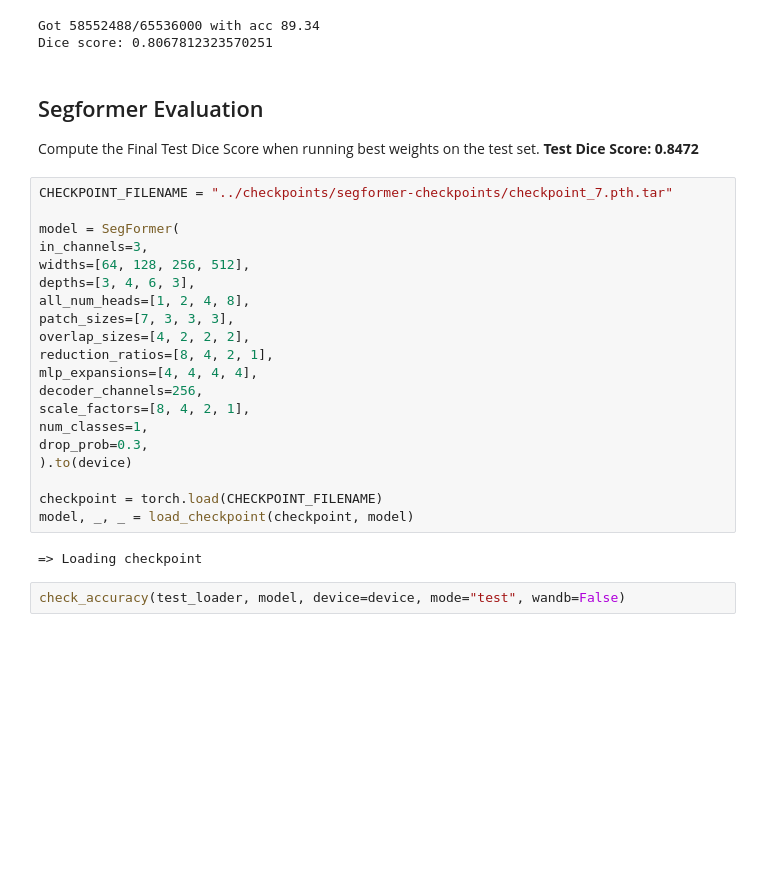
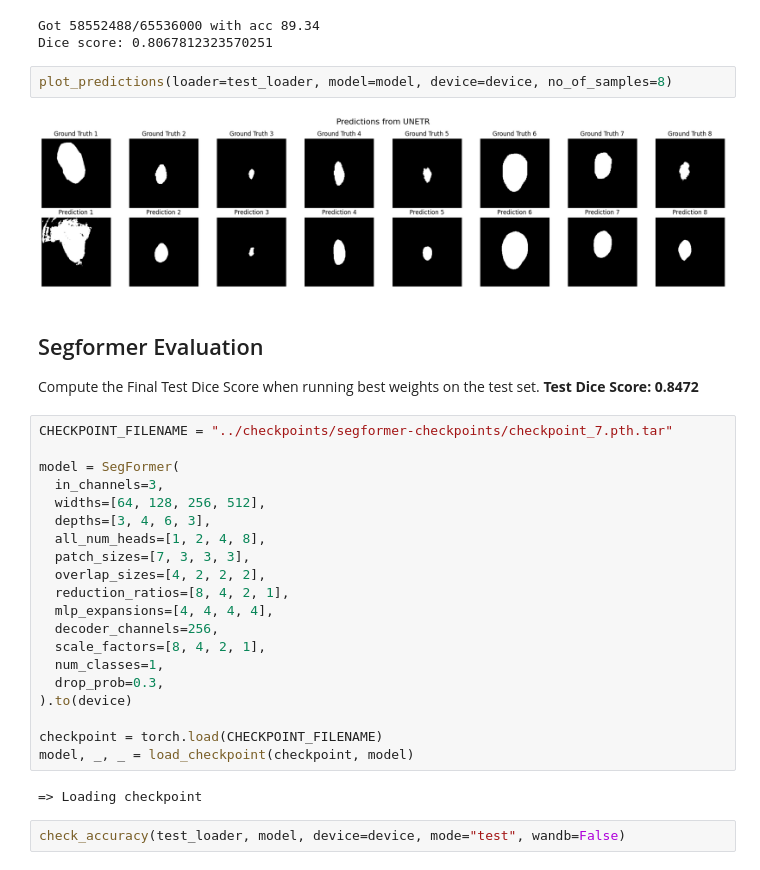
Before and after one commit to JTZ18/50.039-Deep-Learning, a Jupyter notebook: notebooks/evaluation.ipynb, the cells around one changed output. Cells and saved outputs as stored; diff of their text form; blank space fills up the shorter version.

```diff
--- a/notebooks/evaluation.ipynb
+++ b/notebooks/evaluation.ipynb
@@ -113,6 +119,10 @@ check_accuracy(test_loader, model, device=device, mode="test", wandb=False)
 # %% [output]
 Got 58552488/65536000 with acc 89.34
 Dice score: 0.8067812323570251
+# %%
+plot_predictions(loader=test_loader, model=model, device=device, no_of_samples=8)
+# %% [output]
+[figure, added]
 # %% [markdown]
 ## Segformer Evaluation
 Compute the Final Test Dice Score when running best weights on the test set.
@@ -121,18 +131,18 @@ Compute the Final Test Dice Score when running best weights on the test set.
 CHECKPOINT_FILENAME = "../checkpoints/segformer-checkpoints/checkpoint_7.pth.tar"
 
 model = SegFormer(
-in_channels=3,
-widths=[64, 128, 256, 512],
-depths=[3, 4, 6, 3],
-all_num_heads=[1, 2, 4, 8],
-patch_sizes=[7, 3, 3, 3],
-overlap_sizes=[4, 2, 2, 2],
-reduction_ratios=[8, 4, 2, 1],
-mlp_expansions=[4, 4, 4, 4],
-decoder_channels=256,
-scale_factors=[8, 4, 2, 1],
-num_classes=1,
-drop_prob=0.3,
+  in_channels=3,
+  widths=[64, 128, 256, 512],
+  depths=[3, 4, 6, 3],
+  all_num_heads=[1, 2, 4, 8],
+  patch_sizes=[7, 3, 3, 3],
+  overlap_sizes=[4, 2, 2, 2],
+  reduction_ratios=[8, 4, 2, 1],
+  mlp_expansions=[4, 4, 4, 4],
+  decoder_channels=256,
+  scale_factors=[8, 4, 2, 1],
+  num_classes=1,
+  drop_prob=0.3,
 ).to(device)
 
 checkpoint = torch.load(CHECKPOINT_FILENAME)
```
Also changed, not shown: parts of 4 cells of this notebook.
